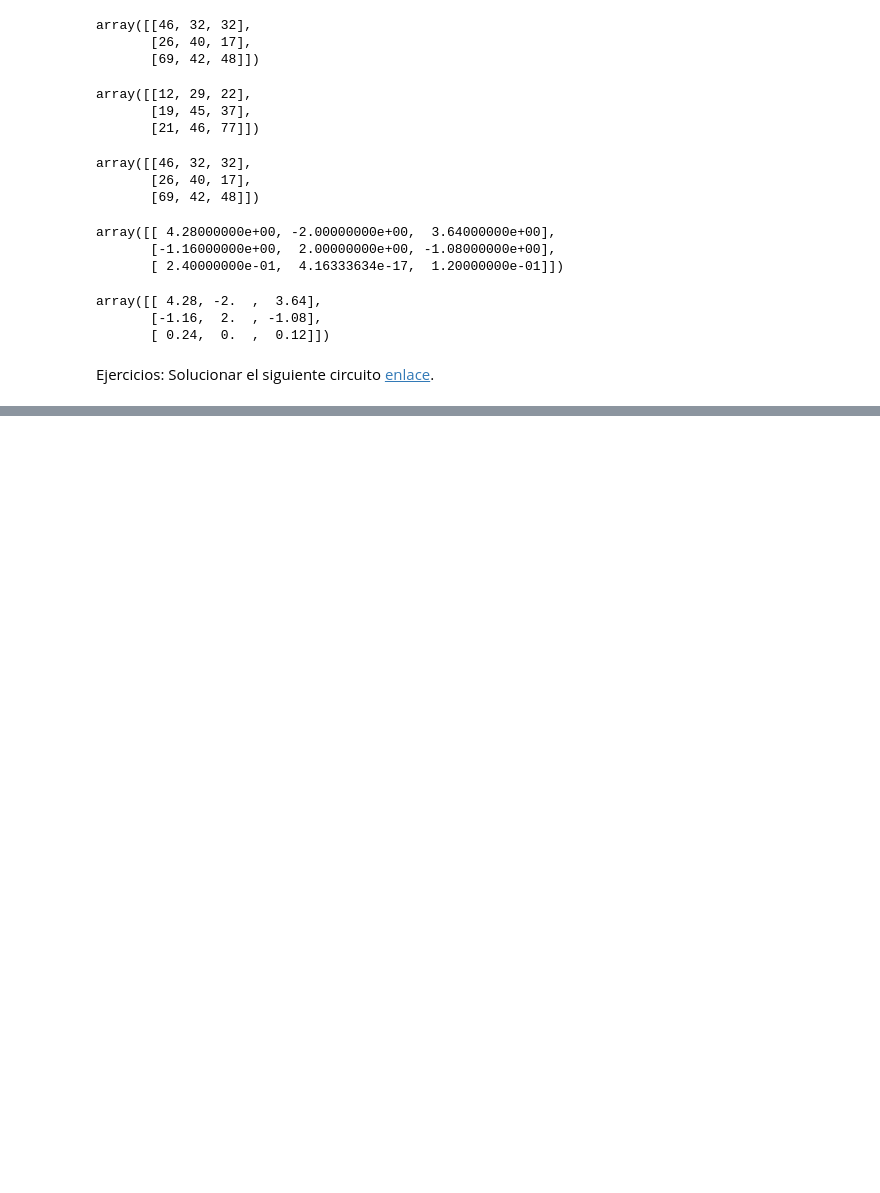
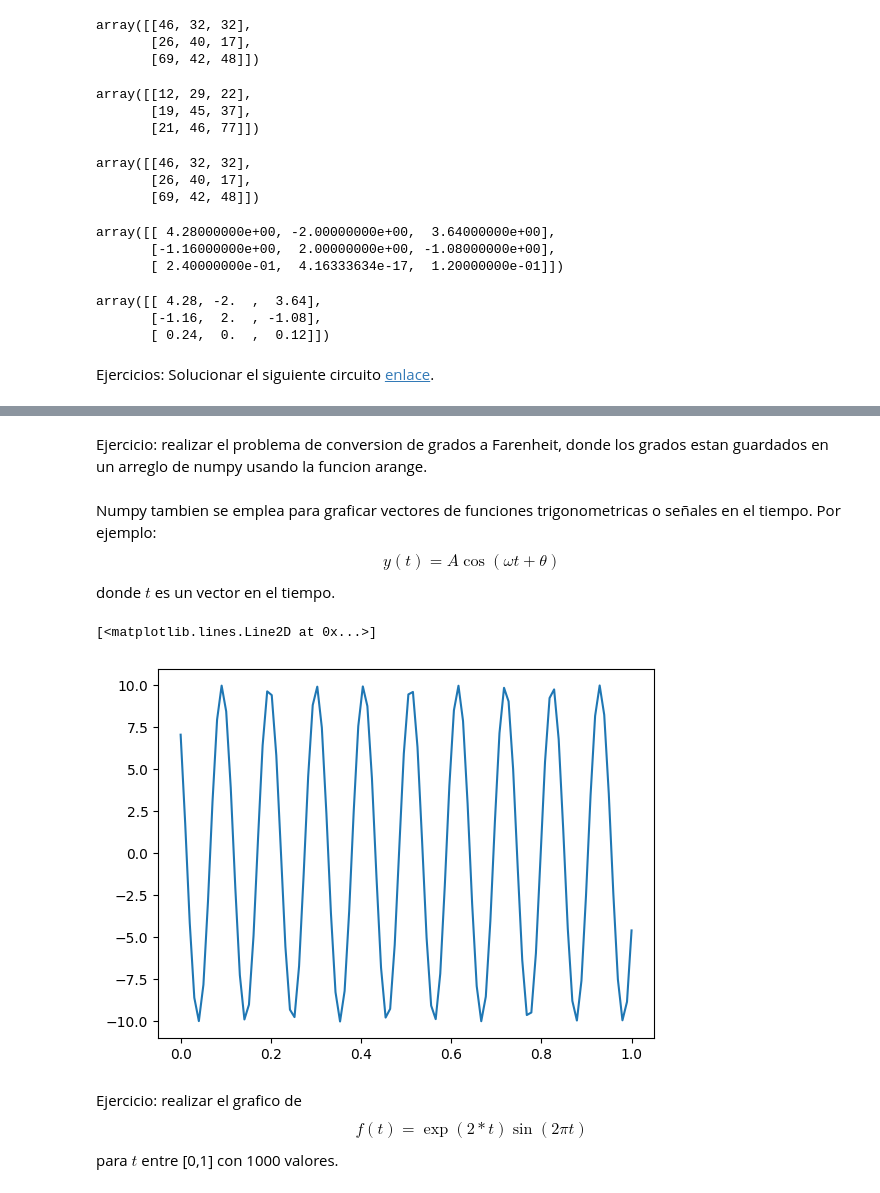
Before and after one commit to cgl-itm/ProgramacionAvanzada-ITM, a Jupyter notebook: notebooks/09_Numpy_Matrices.ipynb, the cells around one changed output, grey strips where cells are left out. Saved outputs shown, nothing was run; the diff lists cells and outputs as text; code cells hidden in the pictures; blank space fills up the shorter version.

```diff
--- a/notebooks/09_Numpy_Matrices.ipynb
+++ b/notebooks/09_Numpy_Matrices.ipynb
@@ -178,0 +177,2 @@ Solucionar el siguiente circuito [enlace](http://hyperphysics.phy-astr.gsu.edu/h
+# %% [markdown]
+Ejercicio: realizar el problema de conversion de grados a Farenheit, donde los grados estan guardados en un arreglo de numpy usando la funcion arange.
@@ -178,0 +181,12 @@ Solucionar el siguiente circuito [enlace](http://hyperphysics.phy-astr.gsu.edu/h
+# %% [markdown]
+Numpy tambien se emplea para graficar vectores de funciones trigonometricas o señales en el tiempo. Por ejemplo:
+$$
+y(t) = A\cos(\omega t + \theta)
+$$
+donde $t$ es un vector en el tiempo.
+# %%
+A = 10
+w = 60
+theta = np.radians(45)
+t = np.linspace(0,1,100) # arreglo
+y = A*np.cos(w*t+theta)
@@ -178,0 +195,11 @@ Solucionar el siguiente circuito [enlace](http://hyperphysics.phy-astr.gsu.edu/h
+# %%
+plt.plot(t,y)
+# %% [output]
+[<matplotlib.lines.Line2D at 0x...>]
+[figure, added]
+# %% [markdown]
+Ejercicio: realizar el grafico de
+$$
+ f(t) = \exp(2*t)\sin(2\pi t)
+$$
+para $t$ entre [0,1] con 1000 valores.
```
Also changed, not shown: parts of 9 cells of this notebook.
